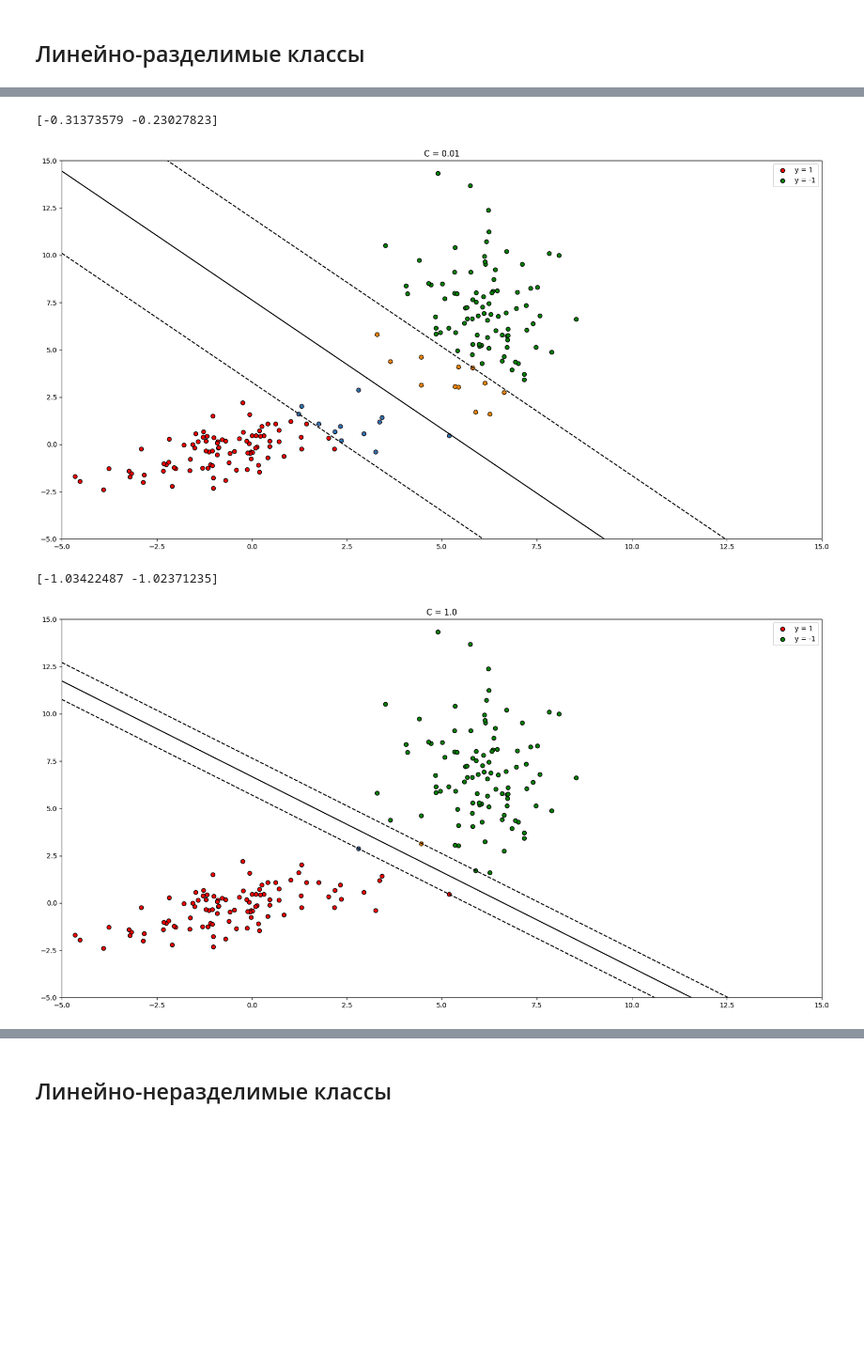
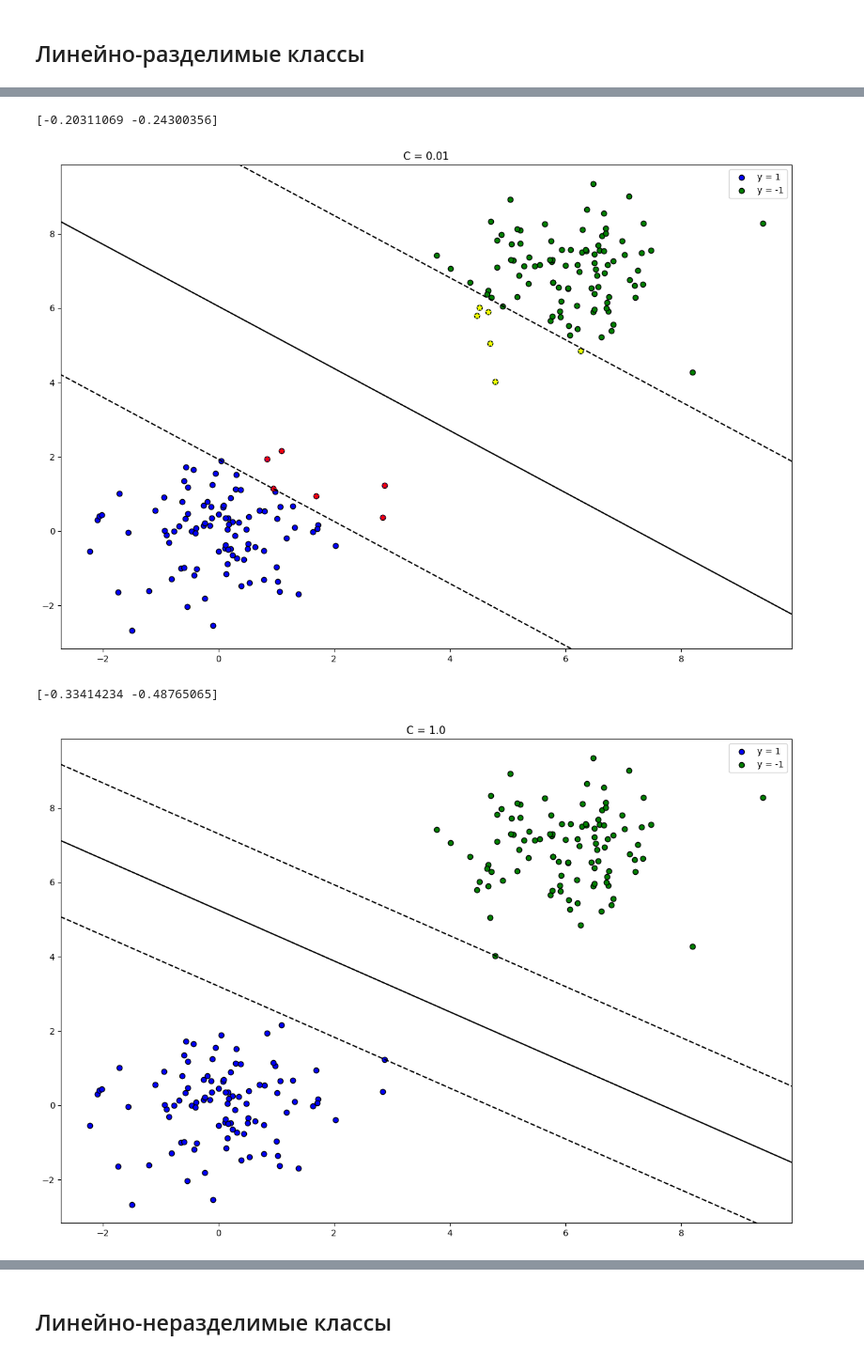
Before and after one commit to avmorozova/MachineLearning2023, a Jupyter notebook: homework03/Лабораторная работа 3. Машина опорных векторов (SVM) .ipynb, the cells around one changed output, grey strips where cells are left out. Shown at 94% size. Saved outputs shown, nothing was run; the diff lists cells and outputs as text; code cells hidden in the pictures; blank space fills up the shorter version.

```diff
--- a/homework03/Лабораторная работа 3. Машина опорных векторов (SVM) .ipynb
+++ b/homework03/Лабораторная работа 3. Машина опорных векторов (SVM) .ipynb
@@ -285,8 +283,8 @@ class LinearSVM(BaseEstimator):
         #raise NotImplementedError()
 
     def predict_proba(self, X):
-        return (dot(X, self.weights) + self.bias).flatten()
+        return (np.dot(X, self.weights) + self.bias).flatten()
 
     def predict(self, X):
-        return sign(self.predict_proba(X))
+        return np.sign(self.predict_proba(X))
 # %%
@@ -295,23 +293,23 @@ from matplotlib import pyplot as plt
 # %% [markdown]
 ## Линейно-разделимые классы
 # %%
-plt.figure(figsize=(20, 10))
+plt.figure(figsize=(15, 10))
 mean0 = [6, 7]
-cov0 = [[1, 0], [0, 5]]  # diagonal covariance
+cov0 = [[1, 0], [0, 1]]  # diagonal covariance
 X_0 = np.random.multivariate_normal(mean0, cov0, 100)
 
 mean1 = [0, 0]
-cov1 = [[3, 1], [1, 1]]
+cov1 = [[1, 0], [0, 1]]
 X_1 = np.random.multivariate_normal(mean1, cov1, 100)
 
-X = np.vstack((X_0, X_1))
-y = np.hstack((-np.ones(X_0.shape[0]), np.ones(X_0.shape[0])))
+X1 = np.vstack((X_0, X_1))
+y1 = np.hstack((-np.ones(X_0.shape[0]), np.ones(X_0.shape[0])))
 
-plt.scatter(X_0[:, 0], X_0[:, 1], c='red', edgecolor='k')
+plt.scatter(X_0[:, 0], X_0[:, 1], c='blue', edgecolor='k')
 plt.scatter(X_1[:, 0], X_1[:, 1], c='green', edgecolor='k')
 plt.legend(['y = -1', 'y = 1'])
-axes = plt.gca()
-axes.set_xlim([-5,15])
-axes.set_ylim([-5,10])
+
+plt.xlim([min(X1[:, 0]) - 0.5, max(X1[:, 0]) + 0.5])
+plt.ylim([min(X1[:, 1]) - 0.5, max(X1[:, 1]) + 0.5])
 plt.show()
 # %% [output]
@@ -319,39 +317,40 @@ plt.show()
 # %%
-C1 = 10. ** np.array([-2, 0, 5])
+C1 = 10. ** np.array([-2, 0, 2])
+X, y = X1, y1
+
 for i in range(len(C1)):
     C = C1[i]
     model = LinearSVM(C)
     model.fit(X, y)
     weights = model.weights
     bias = model.bias
     ksi = model.ksi
     y = model.predict(X)
-    plt.figure(figsize=(20, 10))
-    plt.scatter(X[(y == 1), 0], X[(y == 1), 1], c='red', edgecolor='k')
+    plt.figure(figsize=(15, 10))
+    plt.scatter(X[(y == 1), 0], X[(y == 1), 1], c='blue', edgecolor='k')
     plt.scatter(X[(y == -1), 0], X[(y == -1), 1], c='green', edgecolor='k')
     plt.legend(['y = 1', 'y = -1'])
 
     X_V = model.predict_proba(X)
     ind = (y * X_V <= 1) * (y * X_V >= -1)
     vect_0 = X[(y == 1) * ind]
     vect_1 = X[(y == -1) * ind]
 
-    plt.scatter(vect_0[:, 0], vect_0[:, 1],  marker = '*')
-    plt.scatter(vect_1[:, 0], vect_1[:, 1],  marker = '*')
+    plt.scatter(vect_0[:, 0], vect_0[:, 1], c='red',  marker = '*')
+    plt.scatter(vect_1[:, 0], vect_1[:, 1], c='yellow', marker = '*')
 
     xx = np.linspace(-5, 15, 10)
 
     plt.plot(xx, (- weights[0] * xx - bias) / weights[1],  color = "black")
     plt.plot(xx, (- weights[0] * xx - bias + 1) / weights[1],  color = "black", linestyle = '--')
     plt.plot(xx, (- weights[0] * xx - bias - 1) / weights[1],  color = "black", linestyle = '--')
 
-    axes = plt.gca()
-    axes.set_xlim([-5, 15])
-    axes.set_ylim([-5, 15])
+    plt.xlim([min(X[:, 0]) - 0.5, max(X[:, 0]) + 0.5])
+    plt.ylim([min(X[:, 1]) - 0.5, max(X[:, 1]) + 0.5])
     plt.title('C = '+str(C))
     plt.show()
 # %% [output]
-[-0.31373579 -0.23027823]
+[-0.20311069 -0.24300356]
-[figure, old version]
+[figure, new version]
-[-1.03422487 -1.02371235]
+[-0.33414234 -0.48765065]
-[figure, old version]
+[figure, new version]
```
Also changed, not shown: parts of 17 cells of this notebook.
